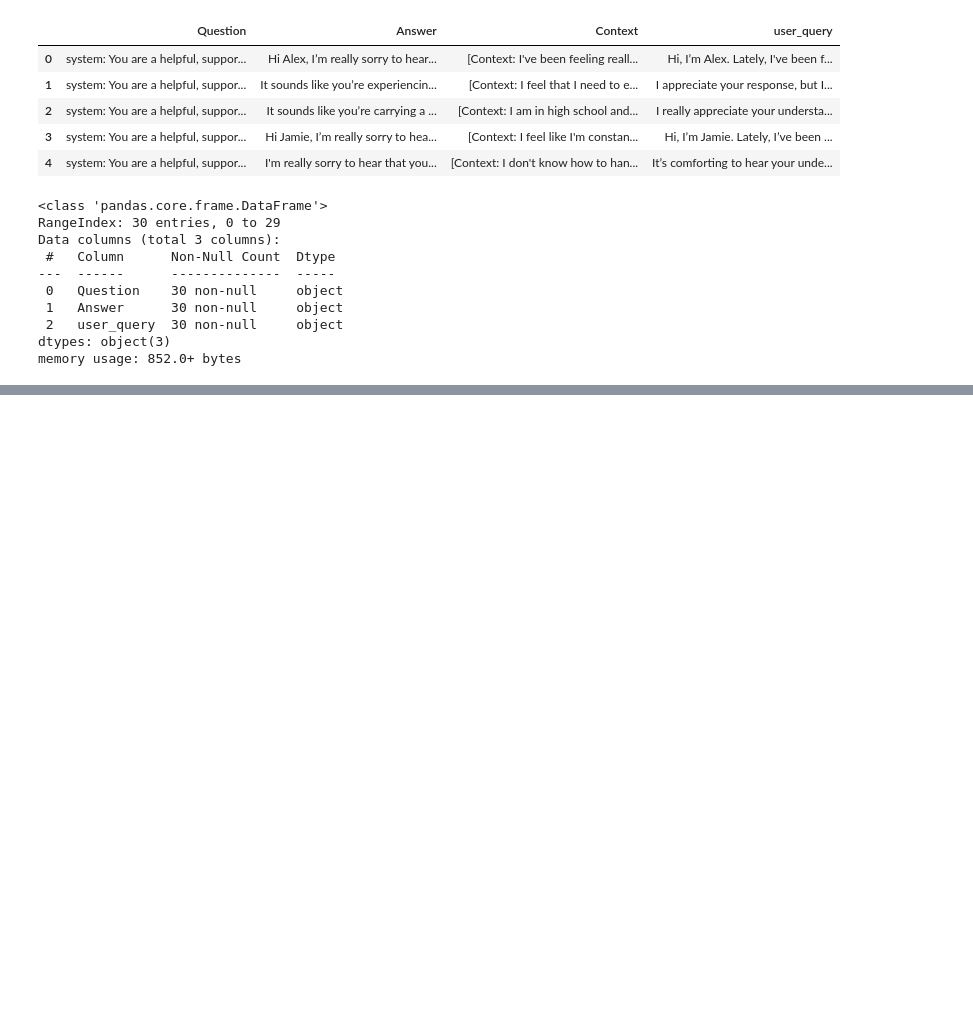
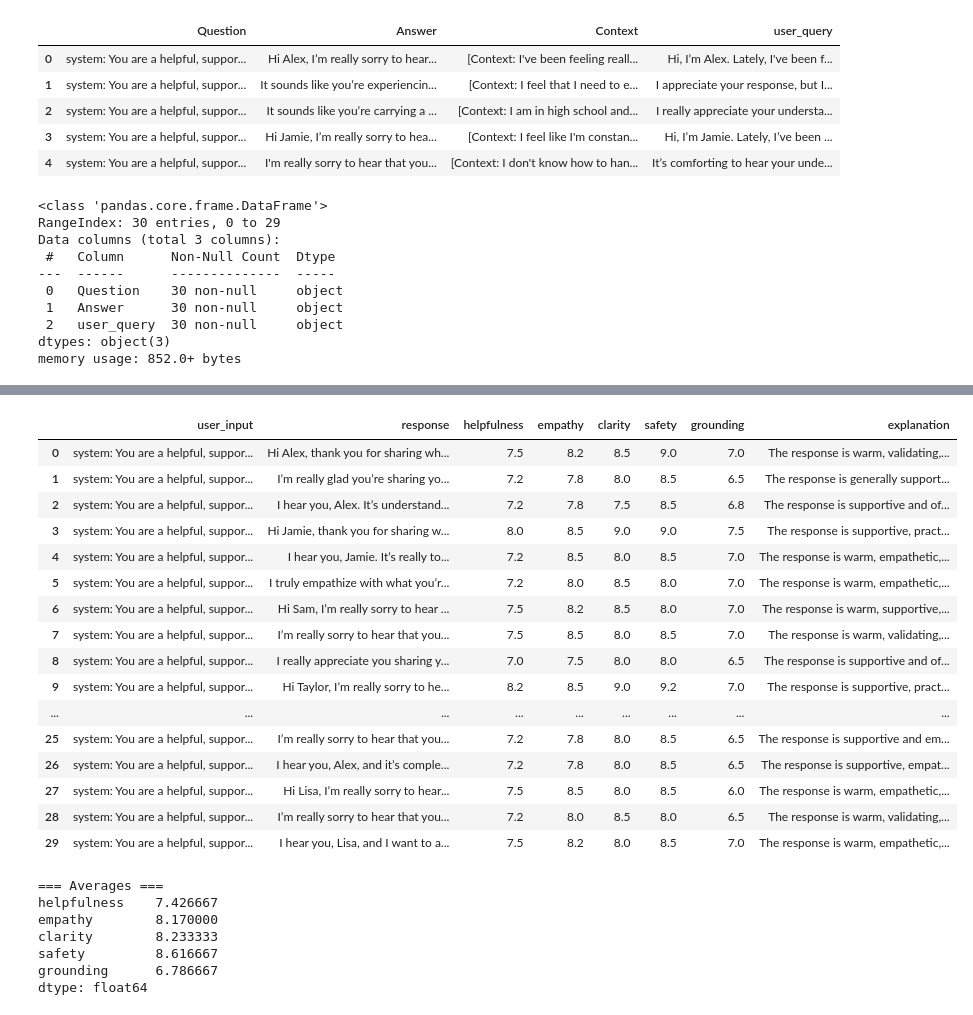
Before and after one commit to DominickAlbert/Sanity-LLM, a Jupyter notebook: main.ipynb, the cells around one changed output, grey strips where cells are left out. Cells and saved outputs as stored; diff of their text form; code cells hidden in the pictures; blank space fills up the shorter version.

```diff
--- a/main.ipynb
+++ b/main.ipynb
@@ -714,6 +714,6 @@ df.to_csv('test_set_no_rag.csv')
 # %%
-
 test_set = pd.read_csv('test_set.csv')
+test_set_no_rag = pd.read_csv('test_set_no_rag.csv')
 
 import json, ast
 
@@ -730,12 +730,19 @@ def parse_contexts(x):
             return [x]
 
 ragas_ready = []
+no_rag_ready = []
 for _, item in test_set.iterrows():
     ragas_ready.append({
         "user_input": item["Question"],
         "response": item["Answer"],
         "retrieved_contexts": parse_contexts(item["Context"]),
     })
+
+for _, item in test_set_no_rag.iterrows():
+    no_rag_ready.append({
+        "user_input": item["Question"],
+        "response": item["Answer"],
+    })
 # %%
 from datasets import Dataset
 dataset = Dataset.from_list(ragas_ready)
@@ -868,3 +893,49 @@ KeyboardInterrupt:
 df.to_csv("llm_as_a_judge_result_gpt.csv", index=False)
 with open('llm_as_a_judge_result_gpt_avg.txt', 'w') as file:
     file.write(df[["helpfulness","empathy","clarity","safety","grounding"]].mean().to_string())
+# %%
+results_gpt_no_rag = []
+for ex in tqdm(no_rag_ready, desc="Evaluating with LLM judge"):
+    scores = judge_one(ex)
+    results_gpt_no_rag.append({
+        "user_input": ex["user_input"],
+        "response": ex["response"],
+        "helpfulness": scores.get("helpfulness"),
+        "empathy": scores.get("empathy"),
+        "clarity": scores.get("clarity"),
+        "safety": scores.get("safety"),
+        "grounding": scores.get("grounding"),
+        "explanation": scores.get("explanation"),
+    })
+
+df = pd.DataFrame(results_gpt_no_rag)
+
+# show per-metric averages
+display(df)
+print("\n=== Averages ===")
+print(df[["helpfulness","empathy","clarity","safety","grounding"]].mean())
+# %% [output]
+|  | user_input | response | helpfulness | empathy | clarity | safety | grounding | explanation |
+| 0 | system: You are a helpful, suppor... | Hi Alex, thank you for sharing wh... | 7.5 | 8.2 | 8.5 | 9.0 | 7.0 | The response is warm, validating,... |
+| 1 | system: You are a helpful, suppor... | I’m really glad you’re sharing yo... | 7.2 | 7.8 | 8.0 | 8.5 | 6.5 | The response is generally support... |
+| 2 | system: You are a helpful, suppor... | I hear you, Alex. It’s understand... | 7.2 | 7.8 | 7.5 | 8.5 | 6.8 | The response is supportive and of... |
+| 3 | system: You are a helpful, suppor... | Hi Jamie, thank you for sharing w... | 8.0 | 8.5 | 9.0 | 9.0 | 7.5 | The response is supportive, pract... |
+| 4 | system: You are a helpful, suppor... | I hear you, Jamie. It’s really to... | 7.2 | 8.5 | 8.0 | 8.5 | 7.0 | The response is warm, empathetic,... |
+| 5 | system: You are a helpful, suppor... | I truly empathize with what you’r... | 7.2 | 8.0 | 8.5 | 8.0 | 7.0 | The response is warm, empathetic,... |
+| 6 | system: You are a helpful, suppor... | Hi Sam, I’m really sorry to hear ... | 7.5 | 8.2 | 8.5 | 8.0 | 7.0 | The response is warm, supportive,... |
+| 7 | system: You are a helpful, suppor... | I’m really sorry to hear that you... | 7.5 | 8.5 | 8.0 | 8.5 | 7.0 | The response is warm, validating,... |
+| 8 | system: You are a helpful, suppor... | I really appreciate you sharing y... | 7.0 | 7.5 | 8.0 | 8.0 | 6.5 | The response is supportive and of... |
+| 9 | system: You are a helpful, suppor... | Hi Taylor, I’m really sorry to he... | 8.2 | 8.5 | 9.0 | 9.2 | 7.0 | The response is supportive, pract... |
+| ... | ... | ... | ... | ... | ... | ... | ... | ... |
+| 25 | system: You are a helpful, suppor... | I’m really sorry to hear that you... | 7.2 | 7.8 | 8.0 | 8.5 | 6.5 | The response is supportive and em... |
+| 26 | system: You are a helpful, suppor... | I hear you, Alex, and it’s comple... | 7.2 | 7.8 | 8.0 | 8.5 | 6.5 | The response is supportive, empat... |
+| 27 | system: You are a helpful, suppor... | Hi Lisa, I’m really sorry to hear... | 7.5 | 8.5 | 8.0 | 8.5 | 6.0 | The response is warm, empathetic,... |
+| 28 | system: You are a helpful, suppor... | I’m really sorry to hear that you... | 7.2 | 8.0 | 8.5 | 8.0 | 6.5 | The response is warm, validating,... |
+| 29 | system: You are a helpful, suppor... | I hear you, Lisa, and I want to a... | 7.5 | 8.2 | 8.0 | 8.5 | 7.0 | The response is warm, empathetic,... |
+=== Averages ===
+helpfulness    7.426667
+empathy        8.170000
+clarity        8.233333
+safety         8.616667
+grounding      6.786667
+dtype: float64
```
Also changed, not shown: parts of 9 cells of this notebook, 10 other files.
